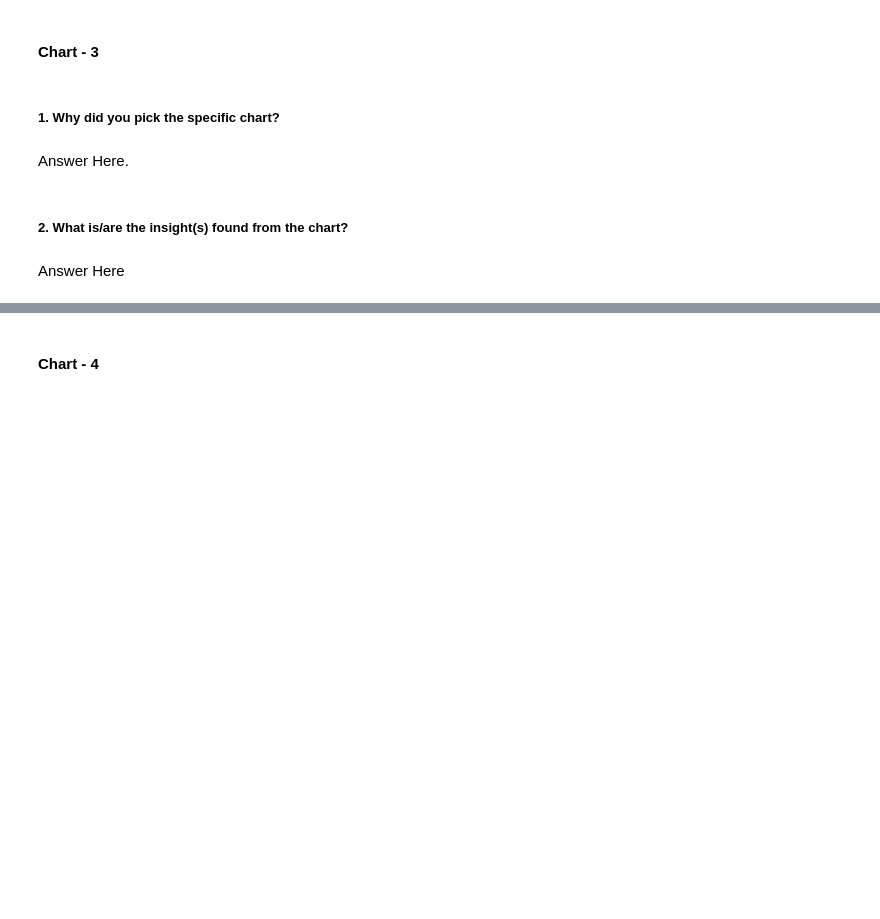
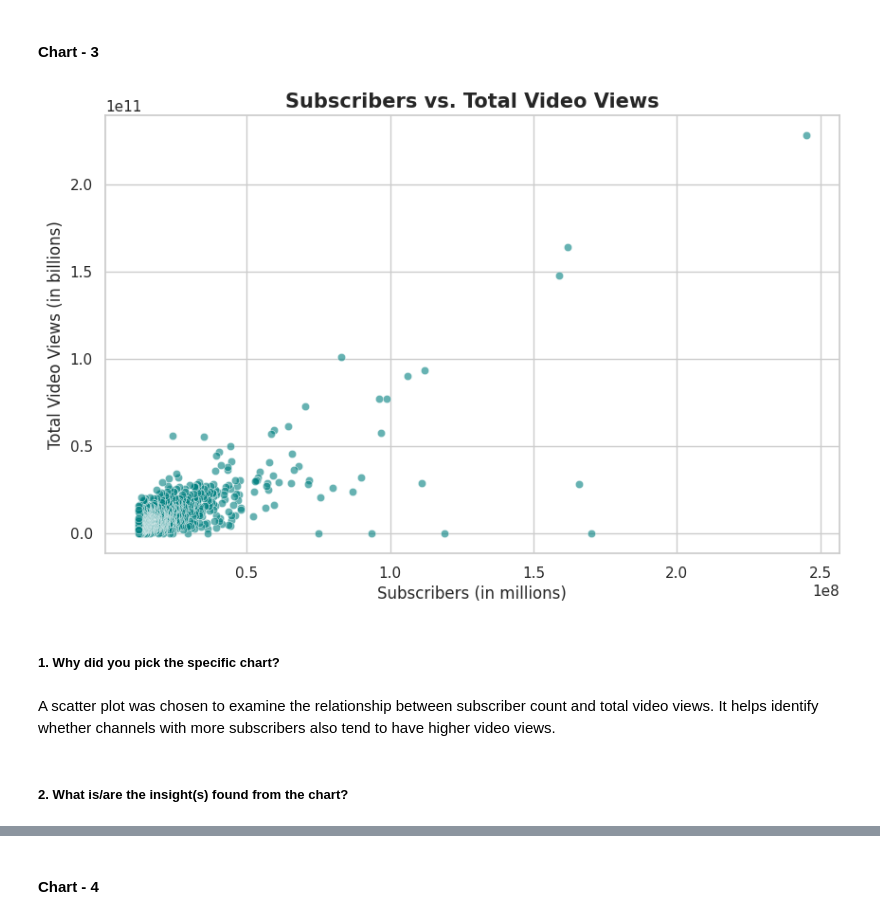
Before and after one commit to Sneha8126/Sneha-EDA-Submission-Template, a Jupyter notebook: Sneha_EDA_Submission_Template.ipynb, the cells around one changed output, grey strips where cells are left out. Drawn from its saved outputs; the diff is of its cells as text; code cells hidden in the pictures; blank space fills up the shorter version.

Commit message:
Implement scatter plot to analyze subscriber and view relationship

```diff
--- a/Sneha_EDA_Submission_Template.ipynb
+++ b/Sneha_EDA_Submission_Template.ipynb
@@ -522,8 +520,23 @@ No. The chart only shows the total number of uploads and does not provide trend
+# %%
+# Chart - 3 visualization code
+# Styling setup
+sns.set_theme(style="whitegrid")
+plt.figure(figsize=(10, 6))
+
+# Scatter plot
+sns.scatterplot(data=df, x='subscribers', y='video views', alpha=0.6, color='teal')
+
+# Titles and Labels
+plt.title('Subscribers vs. Total Video Views', fontsize=15, fontweight='bold')
+plt.xlabel('Subscribers (in millions)')
+plt.ylabel('Total Video Views (in billions)')
+
+plt.show()
+# %% [output]
+[figure, added]
 # %% [markdown]
 ##### 1. Why did you pick the specific chart?
-# %% [markdown]
-Answer Here.
+# %% [markdown]
+A scatter plot was chosen to examine the relationship between subscriber count and total video views. It helps identify whether channels with more subscribers also tend to have higher video views.
 # %% [markdown]
 ##### 2. What is/are the insight(s) found from the chart?
-# %% [markdown]
-Answer Here
```
Also changed, not shown: parts of 6 cells of this notebook.
